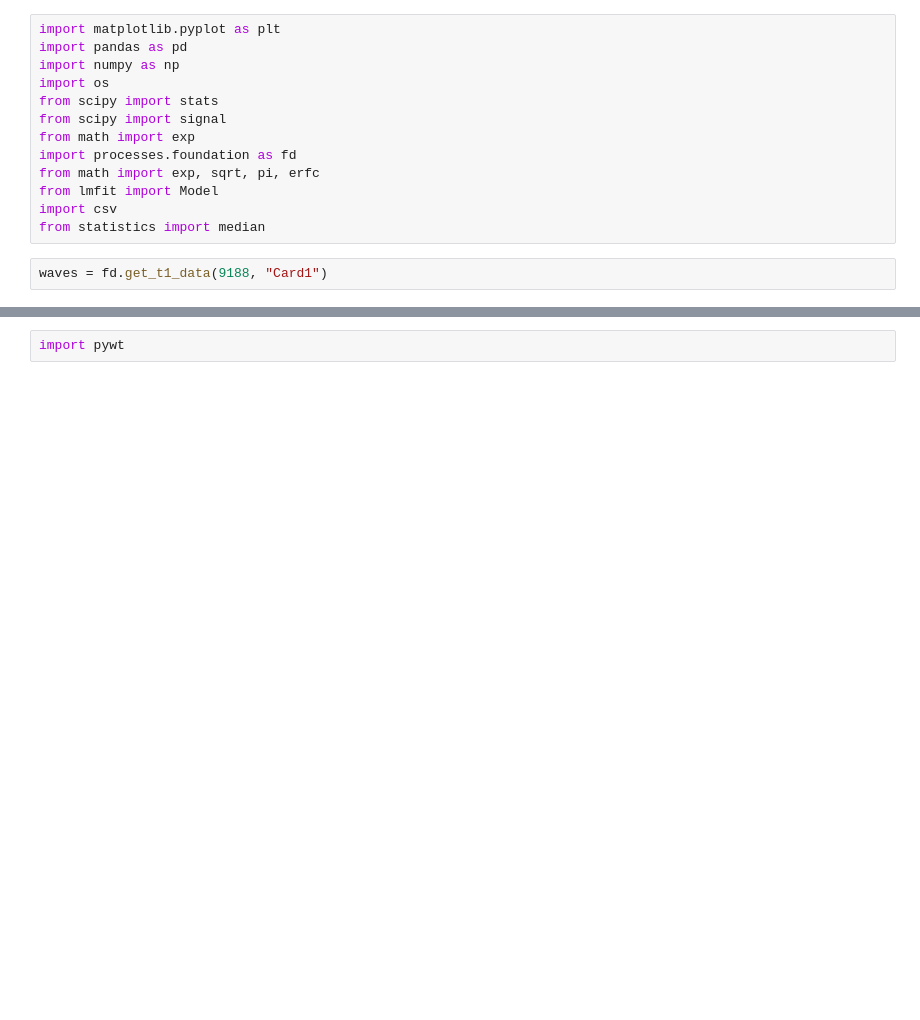
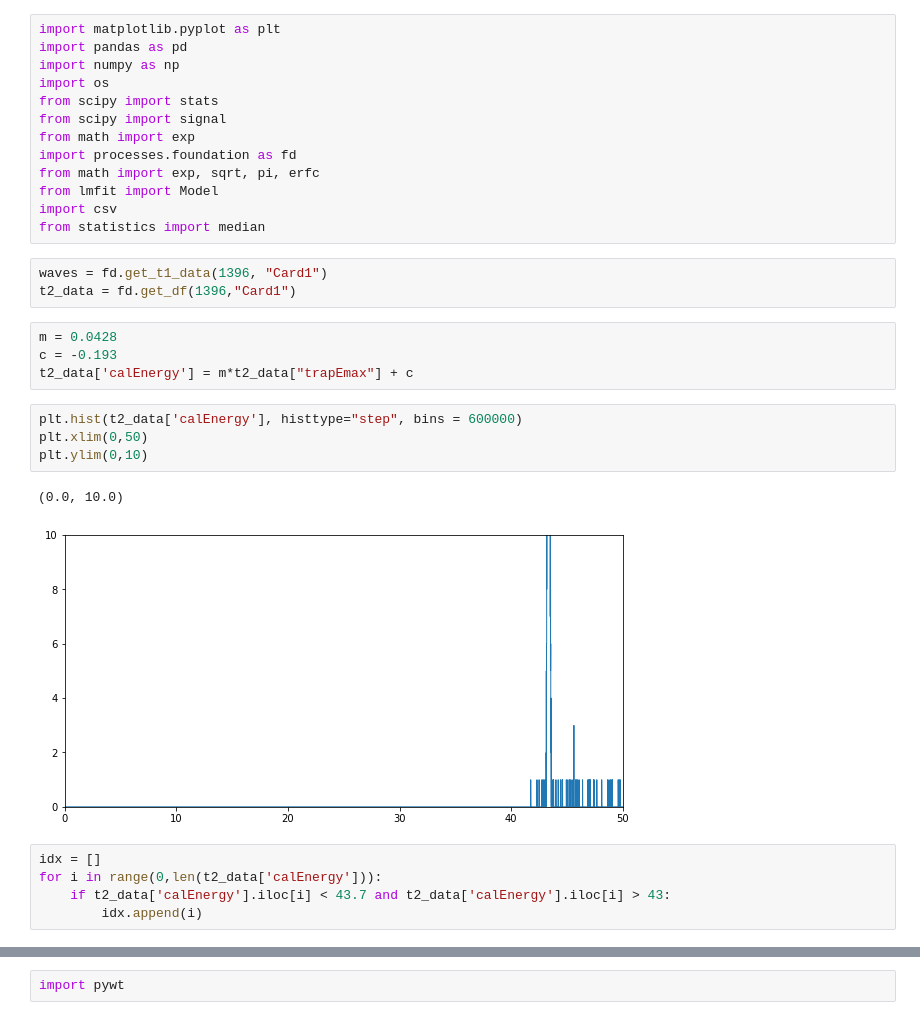
Before and after one commit to jbrowni2/processPygama, a Jupyter notebook: jupyter/WaveletTesting.ipynb, the cells around one changed output, grey strips where cells are left out. Saved outputs shown, nothing was run; the diff lists cells and outputs as text; blank space fills up the shorter version.

```diff
--- a/jupyter/WaveletTesting.ipynb
+++ b/jupyter/WaveletTesting.ipynb
@@ -12,5 +12,22 @@ from lmfit import Model
 import csv
 from statistics import median
 # %%
-waves = fd.get_t1_data(9188, "Card1")
+waves = fd.get_t1_data(1396, "Card1")
+t2_data = fd.get_df(1396,"Card1")
+# %%
+m = 0.0428
+c = -0.193
+t2_data['calEnergy'] = m*t2_data["trapEmax"] + c
+# %%
+plt.hist(t2_data['calEnergy'], histtype="step", bins = 600000)
+plt.xlim(0,50)
+plt.ylim(0,10)
+# %% [output]
+(0.0, 10.0)
+[figure, added]
+# %%
+idx = []
+for i in range(0,len(t2_data['calEnergy'])):
+    if t2_data['calEnergy'].iloc[i] < 43.7 and t2_data['calEnergy'].iloc[i] > 43:
+        idx.append(i)
 # %%
```
Also changed, not shown: parts of 13 cells of this notebook, 15 other files.
